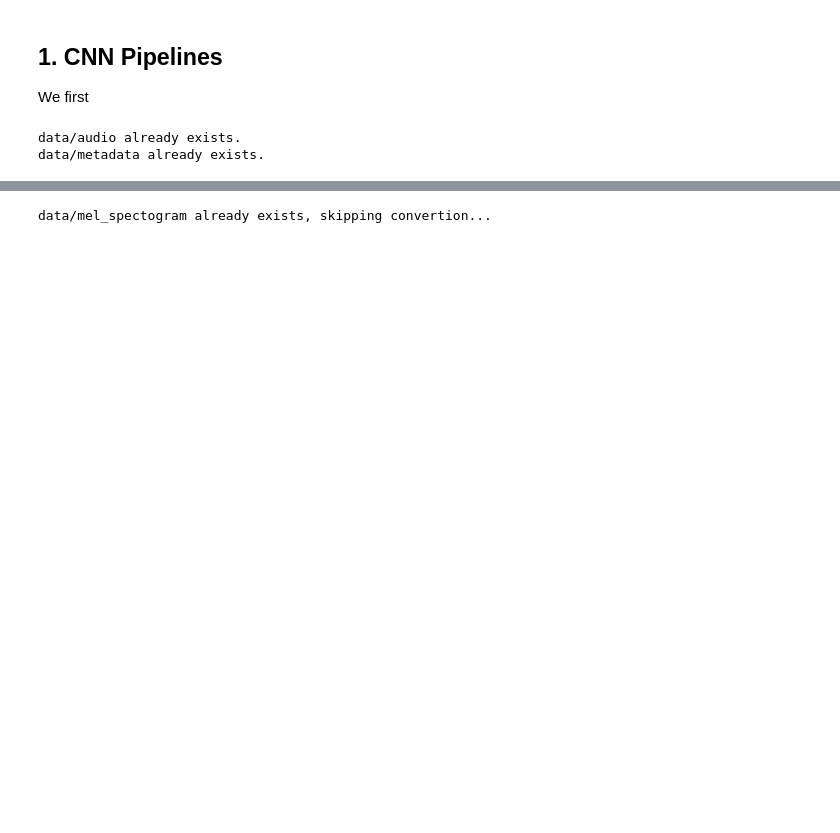
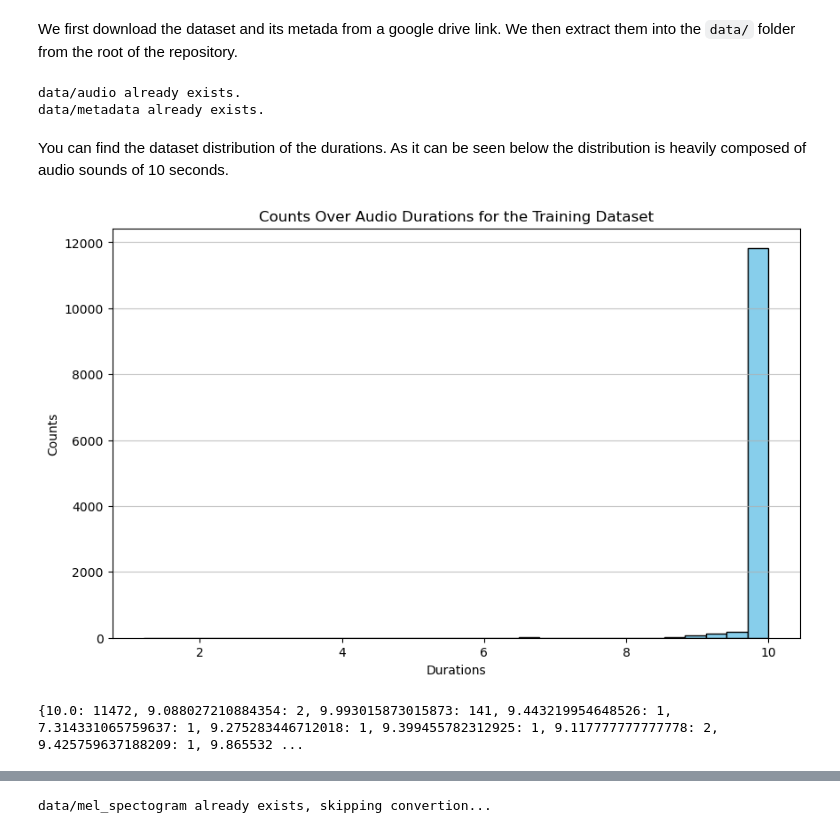
Before and after one commit to JayC-SF/COMP-432-Project, a Jupyter notebook: notebooks/preprocess_data.ipynb, the cells around one changed output, grey strips where cells are left out. Cells and saved outputs as stored; diff of their text form; code cells hidden in the pictures; blank space fills up the shorter version.

```diff
--- a/notebooks/preprocess_data.ipynb
+++ b/notebooks/preprocess_data.ipynb
@@ -43,3 +53,0 @@ Working directory changed to: /home/jcsf/school/4.winter2026/COMP432/project/COM
-# %% [markdown]
-## 1. CNN Pipelines
-We first
@@ -50 +54,3 @@ import src.variables as v
+# %% [markdown]
+We first download the dataset and its metada from a google drive link. We then extract them into the `data/` folder from the root of the repository.
 # %%
@@ -54,3 +59,12 @@ download_and_extract(v.METADATA_ZIP_FILE_PATH, v.METADATA_ZIP_GID, v.METADATA_PA
 # %% [output]
 data/audio already exists.
 data/metadata already exists.
+# %% [markdown]
+You can find the dataset distribution of the durations. As it can be seen below the distribution is heavily composed of audio sounds of 10 seconds.
+# %%
+_, durations = prepd.get_durations(v.AUDIO_DATA_PATH/'train')
+prepd.plot_durations(durations, "Counts Over Audio Durations for the Training Dataset")
+print(prepd.count_durations(durations))
+# %% [output]
+[figure, added]
+{10.0: 11472, 9.088027210884354: 2, 9.993015873015873: 141, 9.443219954648526: 1, 7.314331065759637: 1, 9.275283446712018: 1, 9.399455782312925: 1, 9.117777777777778: 2, 9.425759637188209: 1, 9.865532 ...
```
Also changed, not shown: parts of 17 cells of this notebook, 3 other files.
